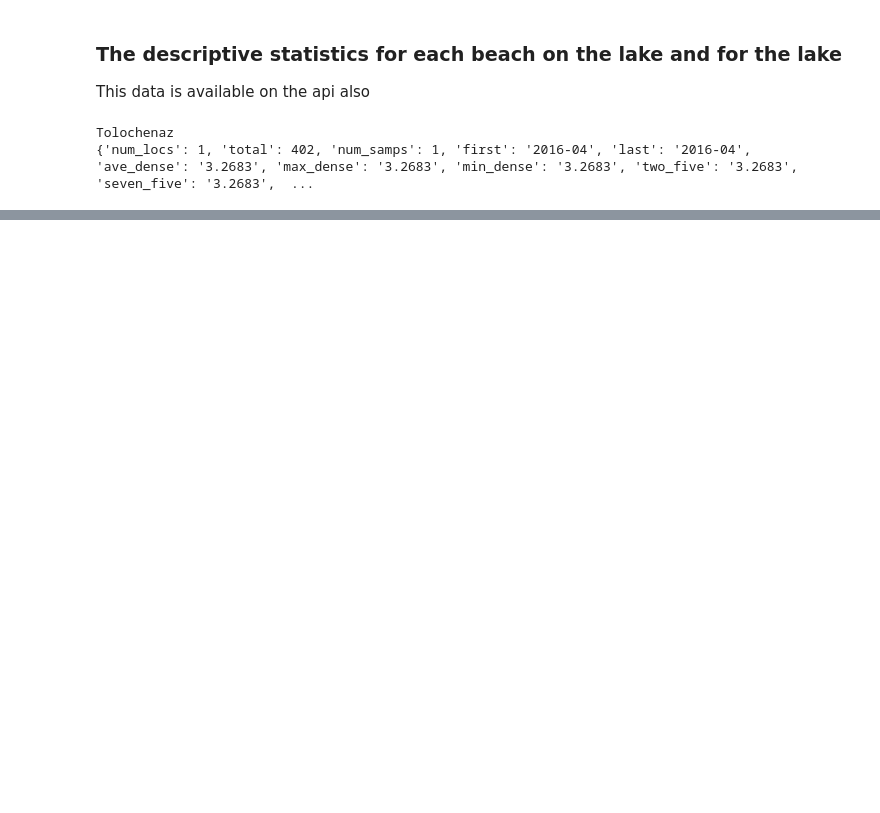
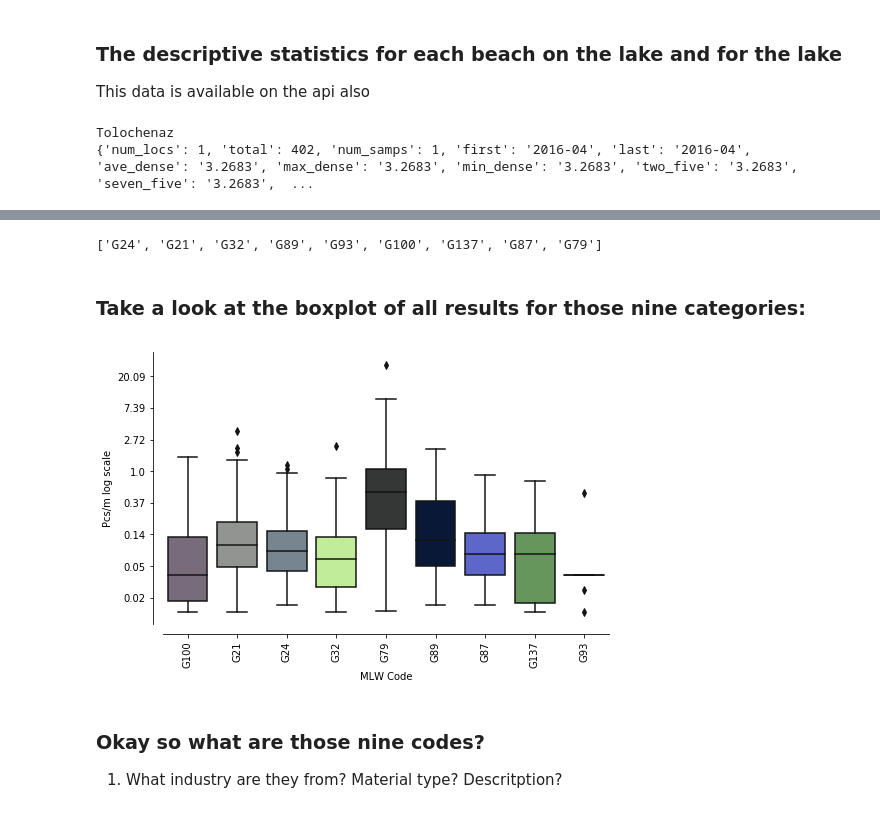
Before and after one commit to hammerdirt/solidWaste2018, a Jupyter notebook: SWE-2018-Descriptive-statistics.ipynb, the cells around one changed output, grey strips where cells are left out. Drawn from its saved outputs; the diff is of its cells as text; code cells hidden in the pictures; blank space fills up the shorter version.

```diff
--- a/SWE-2018-Descriptive-statistics.ipynb
+++ b/SWE-2018-Descriptive-statistics.ipynb
@@ -123,0 +180,17 @@ Tolochenaz
+# %%
+# Select any records from TDB that are greater than the some percentile
+def getGreaterThan(aList, p):
+    c = []
+    for b in aList:
+        a = tdBCodeData.loc[tdBCodeData.code_id == b ][['location_id','code_id', 'pcs_m']]
+        e = a.pcs_m.quantile(p)
+        f = a[(a.location_id == "Tiger-duck-beach") & (a.pcs_m > e)]
+        # grab the value that is greater than the desired %
+        if len(f['pcs_m'].values) > 0:
+            c.append((b,e,f['pcs_m'].values[0]))
+    return c
+# choose the seventy fifth etc..:
+seventyFifth = getGreaterThan(codesTDB, .75)
+ninetyFifth = getGreaterThan(codesTDB, .95)
+ninetyNinth = getGreaterThan(codesTDB, .99)
+print(len(seventyFifth), len(ninetyFifth), len(ninetyNinth))
@@ -123,0 +205,36 @@ Tolochenaz
+# %%
+crazy99 = [x[0] for x in ninetyNinth]
+print(crazy99)
+# %% [output]
+['G24', 'G21', 'G32', 'G89', 'G93', 'G100', 'G137', 'G87', 'G79']
+# %% [markdown]
+### Take a look at the boxplot of all results for those nine categories:
+# %%
+# first we need to get some colors for our charts:
+import random
+xkcd_colors = list(seaborn.xkcd_rgb.keys())
+these_colors = random.sample(xkcd_colors, 34)
+random_colors = seaborn.xkcd_palette(these_colors)
+# %%
+theNinetyNine = tdBCodeData.loc[tdBCodeData.code_id.isin(crazy99)]
+# use the log otherwise the scale is way out their
+ax = seaborn.boxplot(x="code_id", y="ln_pcs", palette=random_colors, data=theNinetyNine)
+fig = plt.gcf()
+x_tick_labels = []
+seaborn.despine(offset=10)
+for label in ax.get_xticklabels():
+    label.set_rotation(90)
+for label in ax.get_yticks():
+    label = round(np.exp(label), 2)
+    x_tick_labels.append(label)
+ax.set_yticklabels(x_tick_labels)
+ax.set(xlabel='MLW Code', ylabel='Pcs/m log scale')
+
+fig.set_size_inches(8,5)
+plt.show()
+# %% [output]
+[figure, added]
+# %% [markdown]
+### Okay so what are those nine codes?
+
+1. What industry are they from? Material type? Descritption?
```
Also changed, not shown: parts of 15 cells of this notebook.
